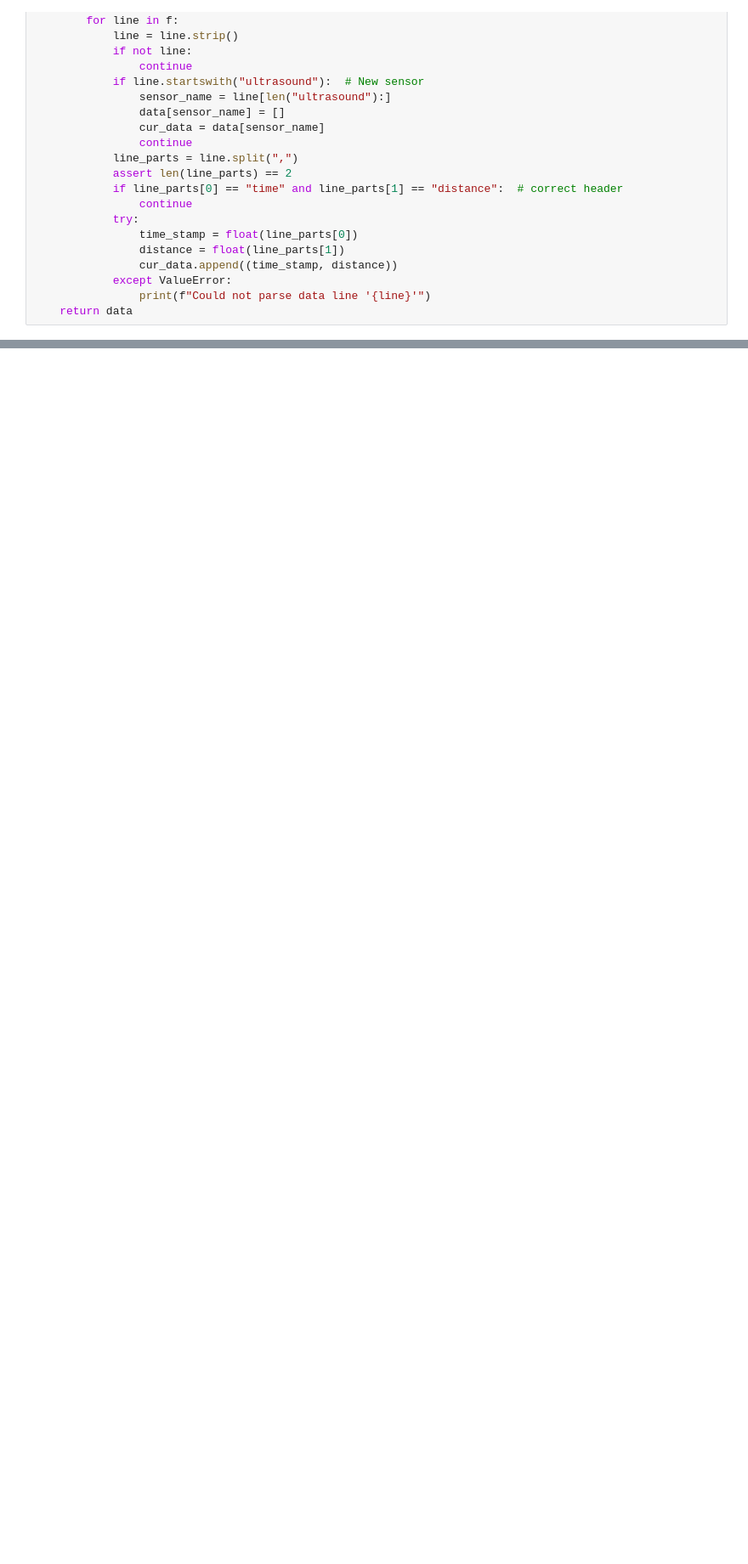
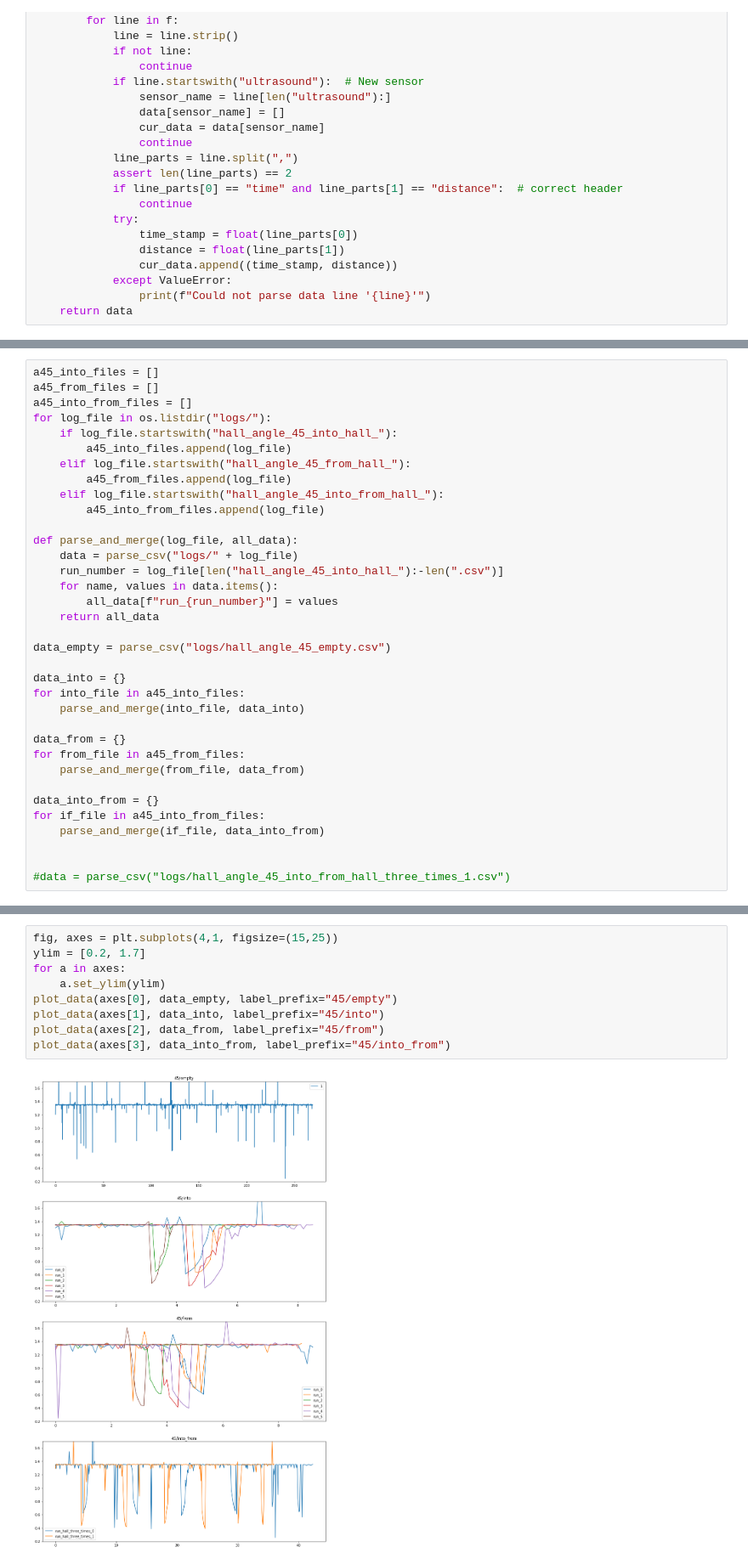
Before and after one commit to weramw/ultra_mt, a Jupyter notebook: Ultra Mt Data.ipynb, the cells around one changed output, grey strips where cells are left out. Shown at 85% size. Cells and saved outputs as stored; diff of their text form; blank space fills up the shorter version.

Commit message:
data analysis

```diff
--- a/Ultra Mt Data.ipynb
+++ b/Ultra Mt Data.ipynb
@@ -40,0 +42,35 @@ plot_data(data)
+# %%
+a45_into_files = []
+a45_from_files = []
+a45_into_from_files = []
+for log_file in os.listdir("logs/"):
+    if log_file.startswith("hall_angle_45_into_hall_"):
+        a45_into_files.append(log_file)
+    elif log_file.startswith("hall_angle_45_from_hall_"):
+        a45_from_files.append(log_file)
+    elif log_file.startswith("hall_angle_45_into_from_hall_"):
+        a45_into_from_files.append(log_file)
+
+def parse_and_merge(log_file, all_data):
+    data = parse_csv("logs/" + log_file)
+    run_number = log_file[len("hall_angle_45_into_hall_"):-len(".csv")]
+    for name, values in data.items():
+        all_data[f"run_{run_number}"] = values
+    return all_data
+
+data_empty = parse_csv("logs/hall_angle_45_empty.csv")
+
+data_into = {}
+for into_file in a45_into_files:
+    parse_and_merge(into_file, data_into)
+
+data_from = {}
+for from_file in a45_from_files:
+    parse_and_merge(from_file, data_from)
+
+data_into_from = {}
+for if_file in a45_into_from_files:
+    parse_and_merge(if_file, data_into_from)
+
+
+#data = parse_csv("logs/hall_angle_45_into_from_hall_three_times_1.csv")
@@ -40,0 +87,11 @@ plot_data(data)
+# %%
+fig, axes = plt.subplots(4,1, figsize=(15,25))
+ylim = [0.2, 1.7]
+for a in axes:
+    a.set_ylim(ylim)
+plot_data(axes[0], data_empty, label_prefix="45/empty")
+plot_data(axes[1], data_into, label_prefix="45/into")
+plot_data(axes[2], data_from, label_prefix="45/from")
+plot_data(axes[3], data_into_from, label_prefix="45/into_from")
+# %% [output]
+[figure, added]
```
Also changed, not shown: parts of 6 cells of this notebook.
